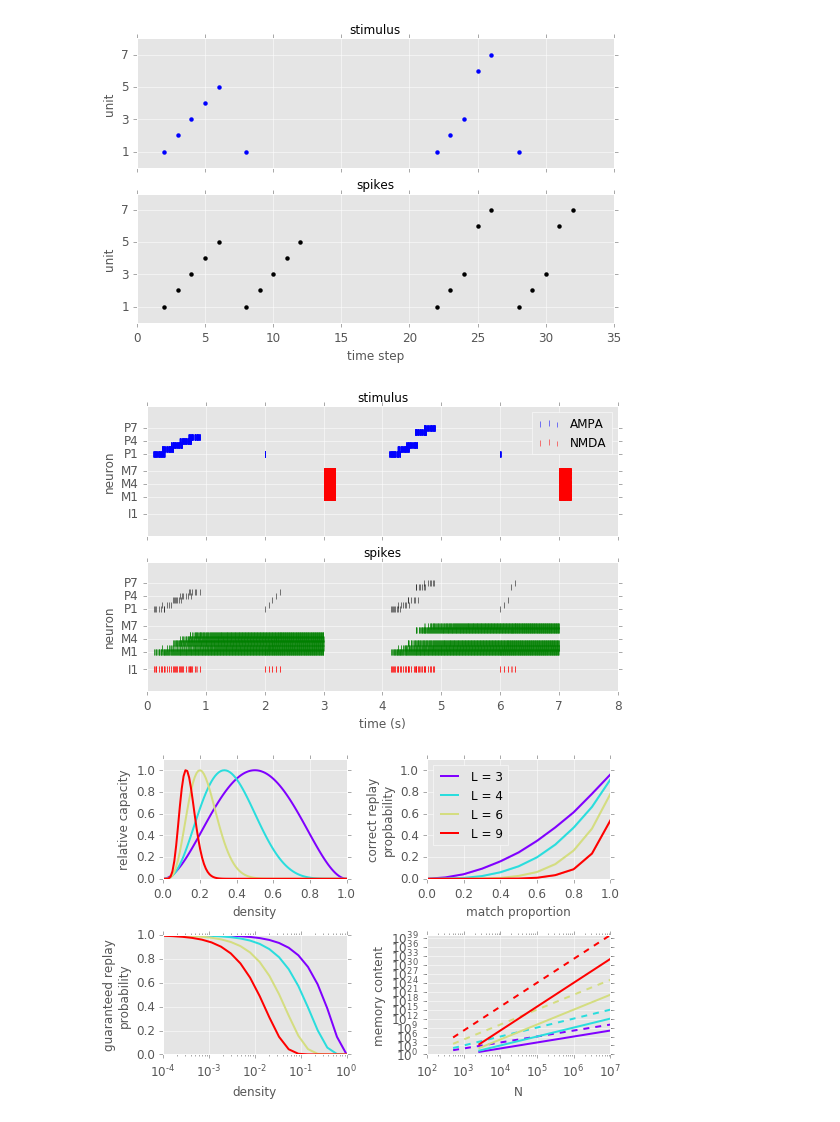
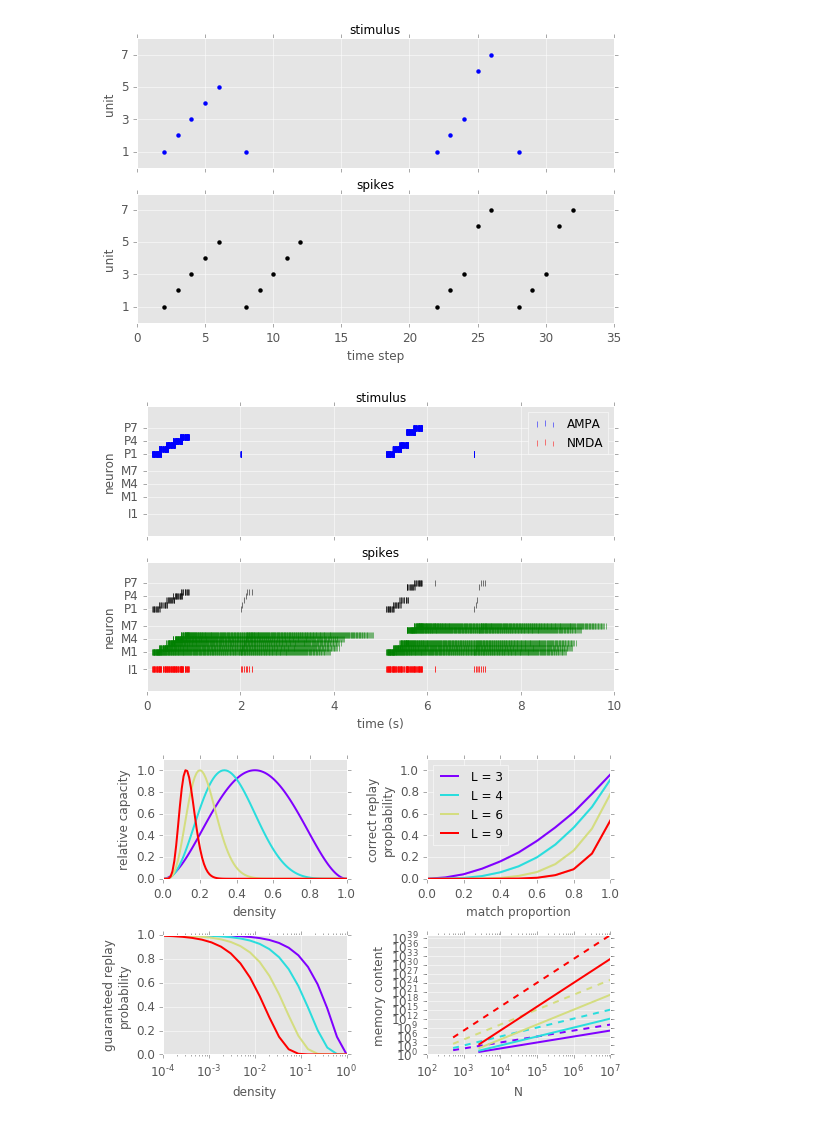
Before and after one commit to rkp8000/nothing_but_reruns, a Jupyter notebook: cosyne.ipynb, the cells around one changed output. Saved outputs shown, nothing was run; the diff lists cells and outputs as text; code cells hidden in the pictures.

Commit message:
Remake figure so that reset pulse is unnecessary.

```diff
--- a/cosyne.ipynb
+++ b/cosyne.ipynb
@@ -8,23 +8,24 @@ toy_network_simplified(TH=1.5, G_W=1, G_X=1, T_X=10, RP=1);
 # %%
 %matplotlib inline
 from figures.cosyne import toy_network_lif
 
 toy_network_lif(
-    SEED=0, DT=0.0001, OFFSET=4,
-    W_PP=.23, W_PM=0.023, W_PI=20, W_MP=25, W_MM=.16, W_IP=20,
+    SEED=0, DT=0.0001, OFFSET=5,
+    W_PP=.7, W_PM=0.03, W_PI=20, W_MP=25, W_MM=.14, W_IP=20,
     TAU_P=0.02, TAU_M=0.02, TAU_I=0.01,
     V_REST_P=-0.065, V_REST_M=-0.065, V_REST_I=-0.065,
     V_TH_P=-0.045, V_TH_M=-0.045, V_TH_I=-0.045,
     V_RESET_P=-0.065, V_RESET_M=-0.065, V_RESET_I=-0.065,
     RP_P=0.002, RP_M=0.002, RP_I=0.002,
     TAUS_SYN={'ampa': 0.002, 'nmda': 0.08, 'gaba': 0.005},
     V_REVS_SYN={'ampa': 0, 'nmda': 0, 'gaba': -0.08},
-    SEQ_START=0.1, SEQ_DUR=0.2, SEQ_STAGGER=0.15, SEQ_AMP=5, SEQ_FREQ=500,
+    SEQ_START=0.1, SEQ_DUR=0.2, SEQ_STAGGER=0.15, SEQ_AMP=10, SEQ_FREQ=500,
     REPLAY_START=2, REPLAY_DUR=0.01, REPLAY_AMP=1, REPLAY_FREQ=1000,
-    RESET_START=3, RESET_DUR=0.2, RESET_AMP=2, RESET_FREQ=1000,
-    BKGD_GABA_AMP=2, BKGD_GABA_FREQ=1000);
+    RESET_START=3, RESET_DUR=0.2, RESET_AMP=0, RESET_FREQ=1000,
+    BKGD_GABA_AMP=2, BKGD_GABA_FREQ=1000,
+    BKGD_GABA_AMP_MEM=0, BKGD_GABA_FREQ_MEM=60);
 # %% [output]
-[figure, old version]
+[figure, new version]
 # %%
 %matplotlib inline
 import numpy as np
```
